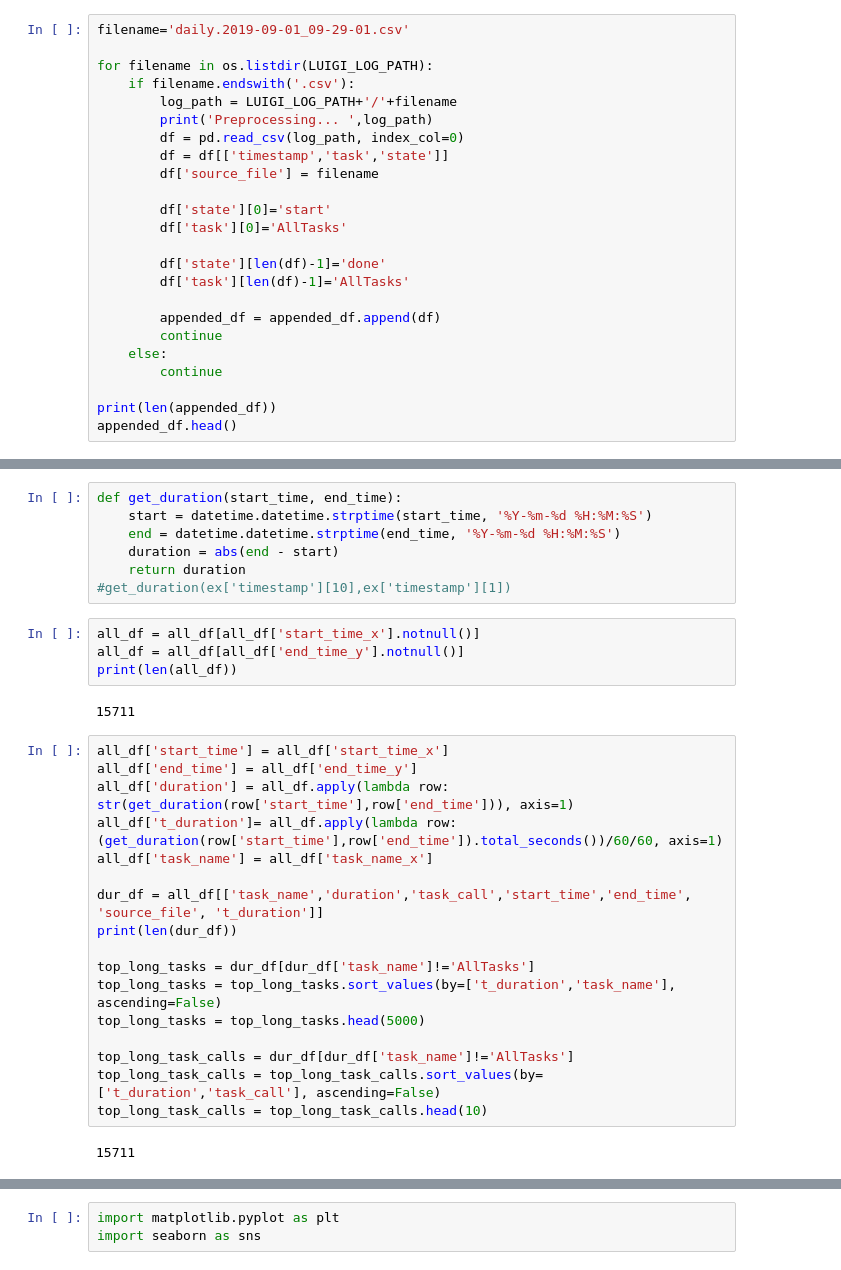
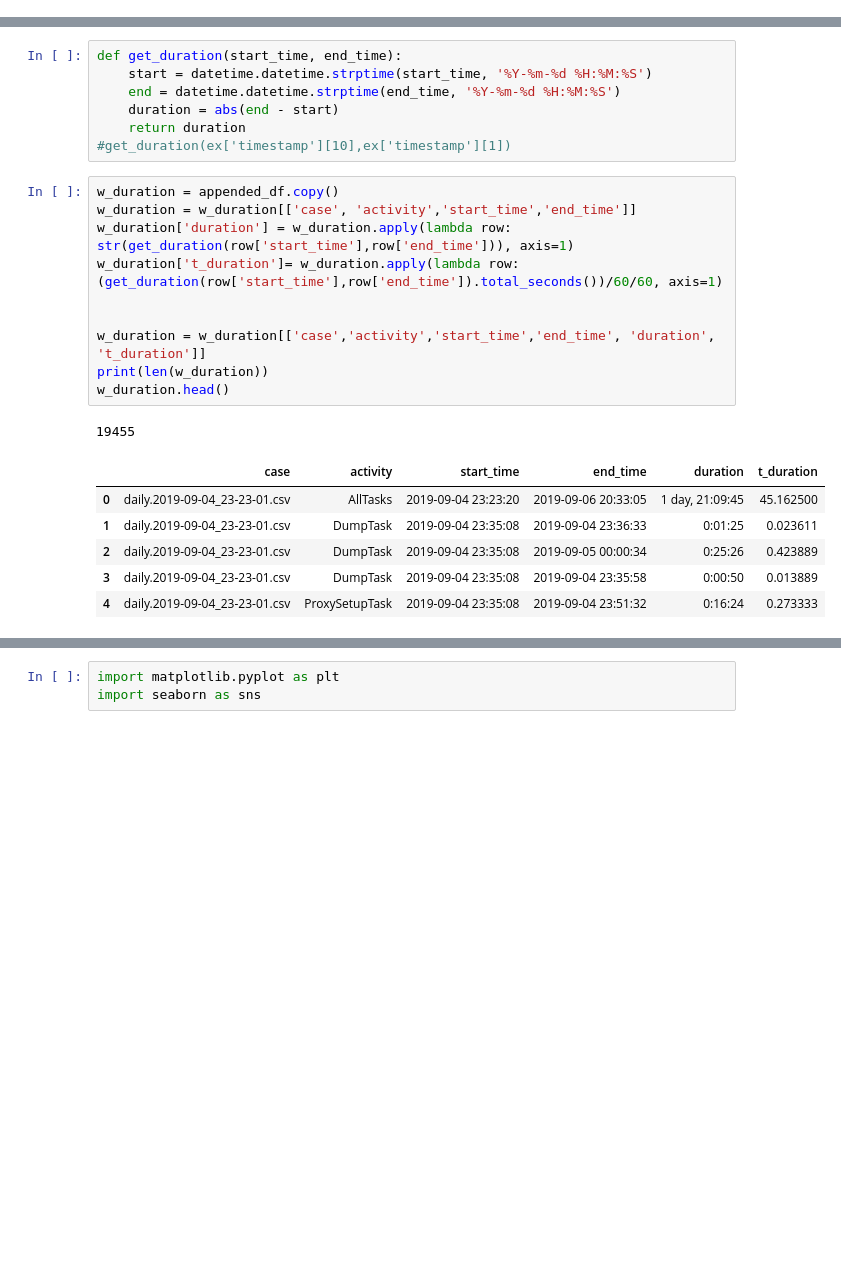
Before and after one commit to andreamalhera/perfSky, a Jupyter notebook: notebooks/boxplot.ipynb, the cells around one changed output, grey strips where cells are left out. Cells and saved outputs as stored; diff of their text form; blank space fills up the shorter version.

```diff
--- a/notebooks/boxplot.ipynb
+++ b/notebooks/boxplot.ipynb
@@ -16,24 +33,0 @@ appended_df = pd.DataFrame()
-# %%
-filename='daily.2019-09-01_09-29-01.csv'
-
-for filename in os.listdir(LUIGI_LOG_PATH):
-    if filename.endswith('.csv'):
-        log_path = LUIGI_LOG_PATH+'/'+filename
-        print('Preprocessing... ',log_path)
-        df = pd.read_csv(log_path, index_col=0)
-        df = df[['timestamp','task','state']]
-        df['source_file'] = filename
-
-        df['state'][0]='start'
-        df['task'][0]='AllTasks'
-
-        df['state'][len(df)-1]='done'
-        df['task'][len(df)-1]='AllTasks'
-
-        appended_df = appended_df.append(df)
-        continue
-    else:
-        continue
-
-print(len(appended_df))
-appended_df.head()
@@ -92,28 +38,21 @@ def get_duration(start_time, end_time):
     duration = abs(end - start)
     return duration
 #get_duration(ex['timestamp'][10],ex['timestamp'][1])
-# %%
-all_df = all_df[all_df['start_time_x'].notnull()]
-all_df = all_df[all_df['end_time_y'].notnull()]
-print(len(all_df))
-# %% [output]
-15711
 # %%
-all_df['start_time'] = all_df['start_time_x']
-all_df['end_time'] = all_df['end_time_y']
-all_df['duration'] = all_df.apply(lambda row: str(get_duration(row['start_time'],row['end_time'])), axis=1)
-all_df['t_duration']= all_df.apply(lambda row: (get_duration(row['start_time'],row['end_time']).total_seconds())/60/60, axis=1)
-all_df['task_name'] = all_df['task_name_x']
+w_duration = appended_df.copy()
+w_duration = w_duration[['case', 'activity','start_time','end_time']]
+w_duration['duration'] = w_duration.apply(lambda row: str(get_duration(row['start_time'],row['end_time'])), axis=1)
+w_duration['t_duration']= w_duration.apply(lambda row: (get_duration(row['start_time'],row['end_time']).total_seconds())/60/60, axis=1)
 
-dur_df = all_df[['task_name','duration','task_call','start_time','end_time', 'source_file', 't_duration']]
-print(len(dur_df))
 
-top_long_tasks = dur_df[dur_df['task_name']!='AllTasks']
-top_long_tasks = top_long_tasks.sort_values(by=['t_duration','task_name'], ascending=False)
-top_long_tasks = top_long_tasks.head(5000)
-
-top_long_task_calls = dur_df[dur_df['task_name']!='AllTasks']
-top_long_task_calls = top_long_task_calls.sort_values(by=['t_duration','task_call'], ascending=False)
-top_long_task_calls = top_long_task_calls.head(10)
+w_duration = w_duration[['case','activity','start_time','end_time', 'duration', 't_duration']]
+print(len(w_duration))
+w_duration.head()
 # %% [output]
-15711
+19455
+|  | case | activity | start_time | end_time | duration | t_duration |
+| 0 | daily.2019-09-04_23-23-01.csv | AllTasks | 2019-09-04 23:23:20 | 2019-09-06 20:33:05 | 1 day, 21:09:45 | 45.162500 |
+| 1 | daily.2019-09-04_23-23-01.csv | DumpTask | 2019-09-04 23:35:08 | 2019-09-04 23:36:33 | 0:01:25 | 0.023611 |
+| 2 | daily.2019-09-04_23-23-01.csv | DumpTask | 2019-09-04 23:35:08 | 2019-09-05 00:00:34 | 0:25:26 | 0.423889 |
+| 3 | daily.2019-09-04_23-23-01.csv | DumpTask | 2019-09-04 23:35:08 | 2019-09-04 23:35:58 | 0:00:50 | 0.013889 |
+| 4 | daily.2019-09-04_23-23-01.csv | ProxySetupTask | 2019-09-04 23:35:08 | 2019-09-04 23:51:32 | 0:16:24 | 0.273333 |
```
Also changed, not shown: parts of 14 cells of this notebook, 2 other files.
